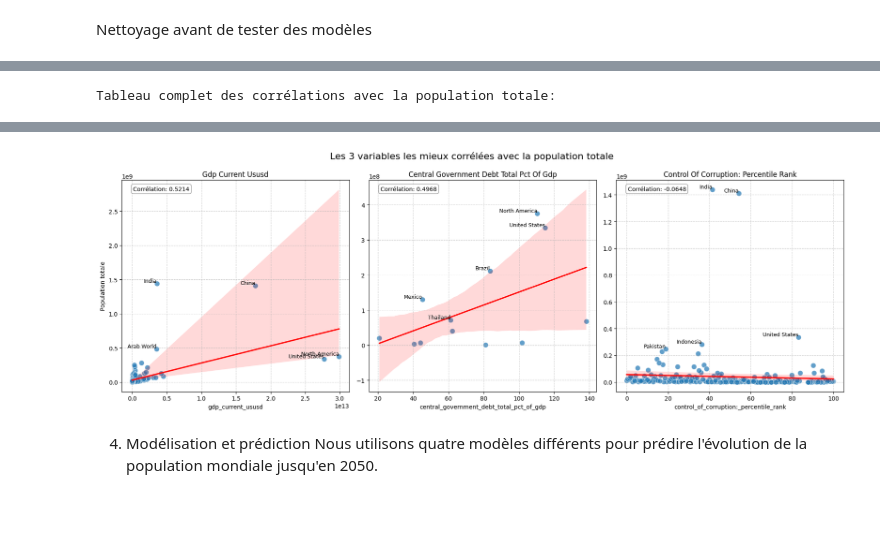
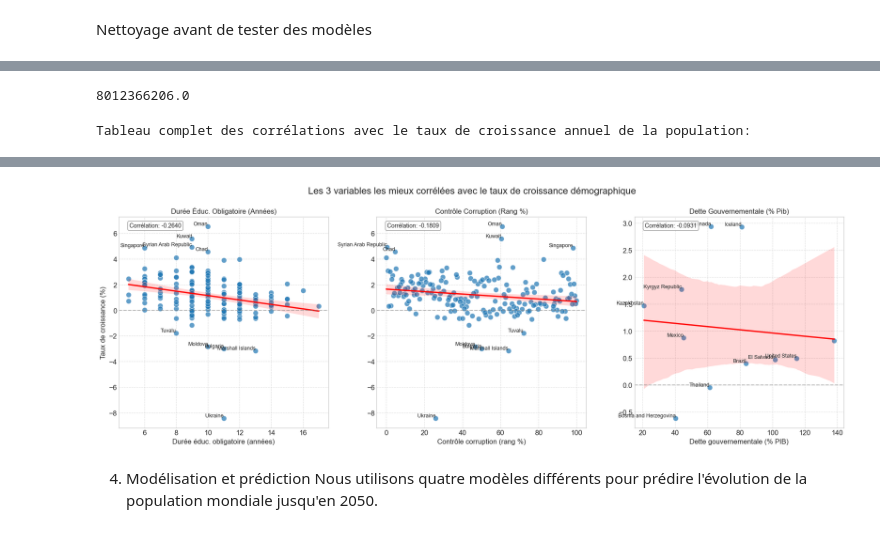
Before and after one commit to CedricJ7/Population-prediction, a Jupyter notebook: pop copy.ipynb, the cells around one changed output, grey strips where cells are left out. Drawn from its saved outputs; the diff is of its cells as text; code cells hidden in the pictures.

```diff
--- a/pop copy.ipynb
+++ b/pop copy.ipynb
@@ -156,26 +181,34 @@ array(['Afghanistan', 'Albania', 'Algeria', 'American Samoa', 'Andorra',
+# %%
+
+
+len(data_wide["Pays"].unique())
+sum(data_wide[data_wide["Année"] == 2023]["Population totale"])
+# %% [output]
+8012366206.0
 # %%
-# Analyse des corrélations entre population et autres variables, avec visualisation
-df=data_wide
-def analyze_population_correlations(df):
+
+# Analyse des corrélations entre taux de croissance démographique et autres variables
+def analyze_growth_correlations(df):
+    df=data_wide
     # Exclure les agrégats régionaux (codes commençant par des lettres)
-    countries_df = df[df['country_code'].str.match(r'^[A-Z]{3}$')].copy()
+    countries_df = df[df['Code pays'].str.match(r'^[A-Z]{3}$')].copy()
 
     # Sélectionner la dernière année disponible pour chaque pays
-    latest_year = countries_df['year'].max()
-    latest_data = countries_df[countries_df['year'] == latest_year]
+    latest_year = countries_df['Année'].max()
+    latest_data = countries_df[countries_df['Année'] == latest_year]
 
     # Identifier toutes les variables numériques (sauf country_code, country_name et year)
     numeric_cols = latest_data.select_dtypes(include=['float64', 'int64']).columns.tolist()
-    numeric_cols = [col for col in numeric_cols if col not in ['year']]
+    numeric_cols = [col for col in numeric_cols if col not in ['Année']]
 
-    # Calculer les corrélations avec population_total
+    # Calculer les corrélations avec population_growth_annual_pct
     correlations = []
     for col in numeric_cols:
-        if col != 'population_total':  # Éviter de corréler la population avec elle-même
+        if col != 'Croissance population (%)':  # Éviter de corréler la variable avec elle-même
             # Filtrer les NA pour chaque paire de colonnes
-            valid_data = latest_data.dropna(subset=['population_total', col])
+            valid_data = latest_data.dropna(subset=['Croissance population (%)', col])
             if len(valid_data) >= 10:  # Au moins 10 pays avec des données
-                corr = valid_data['population_total'].corr(valid_data[col])
+                corr = valid_data['Croissance population (%)'].corr(valid_data[col])
                 correlations.append((col, corr, len(valid_data)))
 
     # Trier par valeur absolue de corrélation décroissante
@@ -187,7 +220,7 @@ def analyze_population_correlations(df):
     corr_df = corr_df.sort_values('Corrélation absolue', ascending=False).reset_index(drop=True)
 
     # Afficher le tableau complet
-    print("Tableau complet des corrélations avec la population totale:")
+    print("Tableau complet des corrélations avec le taux de croissance annuel de la population:")
     display(corr_df)
 
     # Visualiser les 3 meilleures corrélations
@@ -197,38 +230,40 @@ def analyze_population_correlations(df):
         ax = axes[i]
 
         # Filtrer les NA
-        plot_data = latest_data.dropna(subset=['population_total', col]).copy()
+        plot_data = latest_data.dropna(subset=['Croissance population (%)', col]).copy()
 
         # Créer un scatter plot avec un point par pays
-        sns.scatterplot(
+        scatter = sns.scatterplot(
             data=plot_data,
             x=col,
-            y='population_total',
+            y='Croissance population (%)',
             s=80,
             alpha=0.7,
             ax=ax
         )
 
-        # Ajouter les noms des pays pour les 5 plus grandes populations
-        top_5_countries = plot_data.nlargest(5, 'population_total')
-        for _, row in top_5_countries.iterrows():
-            ax.text(row[col], row['population_total'], row['country_name'],
+        # Ajouter les noms des pays pour les pays à croissance extrême (5 plus hauts et 5 plus bas)
+        high_growth = plot_data.nlargest(5, 'Croissance population (%)')
+        low_growth = plot_data.nsmallest(5, 'Croissance population (%)')
+        extreme_countries = pd.concat([high_growth, low_growth])
+
+        for _, row in extreme_countries.iterrows():
+            ax.text(row[col], row['Croissance population (%)'], row['Pays'],
                     fontsize=9, ha='right', va='bottom')
 
         # Ajouter une courbe de régression
         sns.regplot(
             data=plot_data,
             x=col,
-            y='population_total',
+            y='Croissance population (%)',
             scatter=False,
             color='red',
             ax=ax
         )
 
-        # Mettre à l'échelle logarithmique pour mieux visualiser
-        # ax.set_yscale('log')
-        # if plot_data[col].min() > 0 and plot_data[col].max() / plot_data[col].min() > 10:
-        #     ax.set_xscale('log')
+        # Mettre à l'échelle logarithmique pour x si approprié
+        if plot_data[col].min() > 0 and plot_data[col].max() / plot_data[col].min() > 10:
+            ax.set_xscale('log')
 
         # Ajouter titre et information sur la corrélation
         ax.set_title(f'{col.replace("_", " ").title()}', fontsize=12)
@@ -236,16 +271,24 @@ def analyze_population_correlations(df):
                    fontsize=10, bbox=dict(boxstyle="round,pad=0.3", fc="white", ec="gray", alpha=0.8))
 
         ax.grid(True, linestyle='--', alpha=0.6)
-        ax.set_ylabel('Population totale' if i == 0 else '')
+        ax.set_ylabel('Taux de croissance (%)' if i == 0 else '')
+
+        # Ajouter une ligne horizontale à y=0 pour référence
+        ax.axhline(y=0, color='gray', linestyle='--', alpha=0.5)
 
     plt.tight_layout()
-    plt.suptitle('Les 3 variables les mieux corrélées avec la population totale', fontsize=16, y=1.05)
+    plt.suptitle('Les 3 variables les mieux corrélées avec le taux de croissance démographique', fontsize=16, y=1.05)
     plt.show()
 
     return corr_df
 
 # Exécuter l'analyse des corrélations
-correlation_table = analyze_population_correlations(df)
+growth_correlation_table = analyze_growth_correlations(df)
+
+
+# à ajuster pour que les corrélations entre d'autres variables soit trouvéee
+
+# Normalisation et PCA avant entrée dans les modèles .... ?
 # %% [output]
-Tableau complet des corrélations avec la population totale:
+Tableau complet des corrélations avec le taux de croissance annuel de la population:
 |  | Variable | Corrélation | Nombre de pays | Corrélation absolue |
@@ -260,4 +303,4 @@ Tableau complet des corrélations avec la population totale:
-[figure, old version]
+[figure, new version]
 # %% [markdown]
 4. Modélisation et prédiction
 Nous utilisons quatre modèles différents pour prédire l'évolution de la population mondiale jusqu'en 2050.
```
Also changed, not shown: parts of 11 cells of this notebook.
